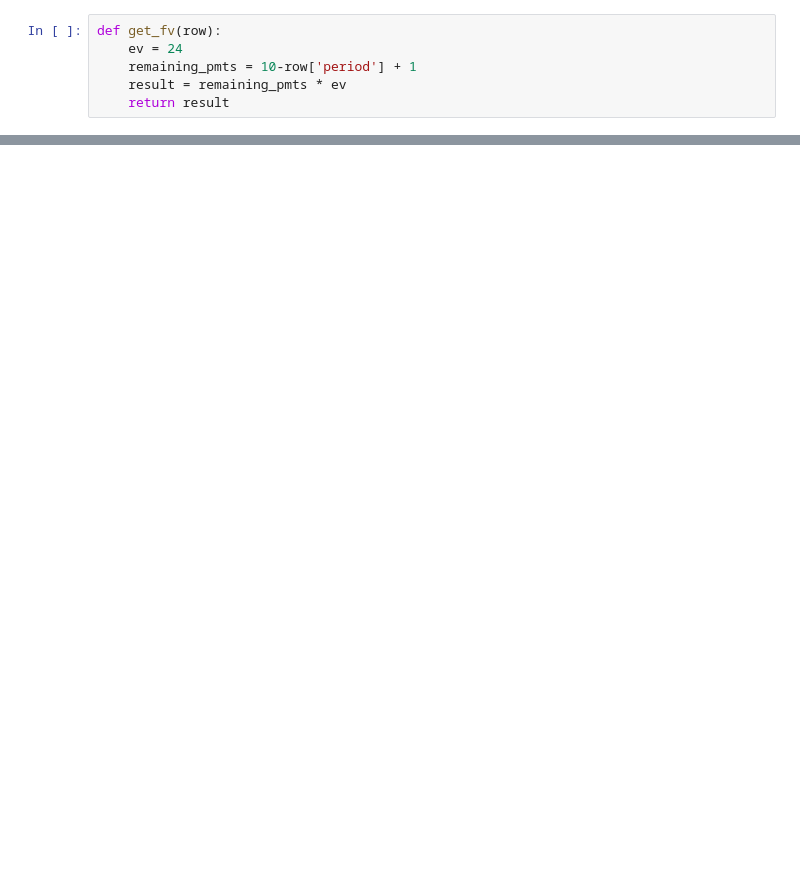
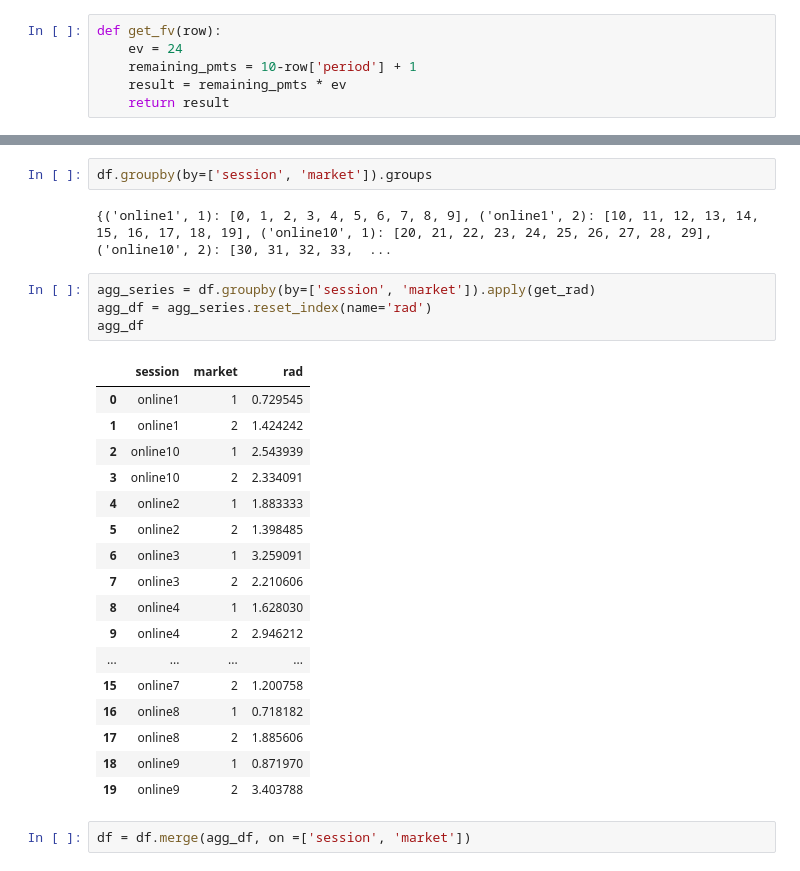
Before and after one commit to jarrodburgh/helloworld, a Jupyter notebook: pandas_advanced.ipynb, the cells around one changed output, grey strips where cells are left out. Cells and saved outputs as stored; diff of their text form; blank space fills up the shorter version.

```diff
--- a/pandas_advanced.ipynb
+++ b/pandas_advanced.ipynb
@@ -132,0 +143,28 @@ df
+# %%
+df.groupby(by=['session', 'market']).groups
+# %% [output]
+{('online1', 1): [0, 1, 2, 3, 4, 5, 6, 7, 8, 9], ('online1', 2): [10, 11, 12, 13, 14, 15, 16, 17, 18, 19], ('online10', 1): [20, 21, 22, 23, 24, 25, 26, 27, 28, 29], ('online10', 2): [30, 31, 32, 33,  ...
+# %%
+agg_series = df.groupby(by=['session', 'market']).apply(get_rad)
+agg_df = agg_series.reset_index(name='rad')
+agg_df
+# %% [output]
+|  | session | market | rad |
+| 0 | online1 | 1 | 0.729545 |
+| 1 | online1 | 2 | 1.424242 |
+| 2 | online10 | 1 | 2.543939 |
+| 3 | online10 | 2 | 2.334091 |
+| 4 | online2 | 1 | 1.883333 |
+| 5 | online2 | 2 | 1.398485 |
+| 6 | online3 | 1 | 3.259091 |
+| 7 | online3 | 2 | 2.210606 |
+| 8 | online4 | 1 | 1.628030 |
+| 9 | online4 | 2 | 2.946212 |
+| ... | ... | ... | ... |
+| 15 | online7 | 2 | 1.200758 |
+| 16 | online8 | 1 | 0.718182 |
+| 17 | online8 | 2 | 1.885606 |
+| 18 | online9 | 1 | 0.871970 |
+| 19 | online9 | 2 | 3.403788 |
+# %%
+df = df.merge(agg_df, on =['session', 'market'])
```
Also changed, not shown: parts of 9 cells of this notebook, 4 other files.
